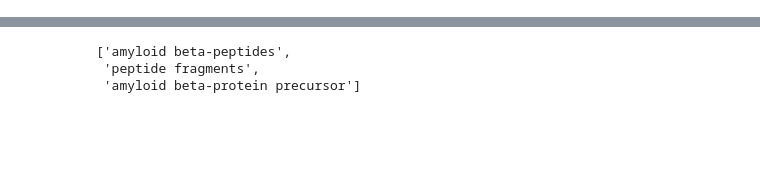
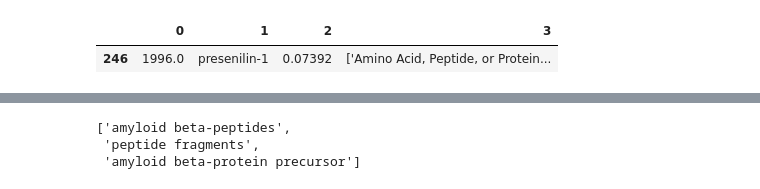
Before and after one commit to akarazeev/BioHack2017, a Jupyter notebook: main.ipynb, the cells around one changed output, grey strips where cells are left out. Drawn from its saved outputs; the diff is of its cells as text; code cells hidden in the pictures; blank space fills up the shorter version.

```diff
--- a/main.ipynb
+++ b/main.ipynb
@@ -506,23 +0,0 @@ plt.show()
-# %%
-for y in [1990, 2000, 2010, 2015]:
-    fig = plt.figure(1)
-    for n,inst in enumerate(dict_of_topn[y]):
-        ax = fig.add_subplot(111)
-
-        to_draw = []
-        inxs = []
-
-        print(y, inst)
-        for i in range(1990, 2016):
-            if i in data and inst in data[i]['chemicals']:
-                tmp = data[i]['chemicals'][inst]
-                to_draw.append(tmp)
-                inxs.append(i)
-        ax.plot(inxs, to_draw, label=inst)
-
-    handles, labels = ax.get_legend_handles_labels()
-    lgd = ax.legend(handles, labels, loc='upper center', bbox_to_anchor=(1.4,1))
-
-    ax.grid('on')
-    plt.title("Year: {}".format(y))
-    plt.show()
@@ -599,0 +189,25 @@ TGT-1383107-YMG7qHrm3QmBUbedFuMAg2Lb31Qch77GfYfoa6gu0b2SUSYtRY-cas
+# %%
+term_list = ['presenilin-1', 'presenilin-2', 'amyloid beta-protein precursor']
+for y in range(1996, 2018):
+    for term in term_list:
+        ind_list = df[(y == df[0]) & (term == df[1])].index.tolist()
+        assert(len(ind_list) < 3)
+        if len(ind_list) == 2:
+            ind1 = ind_list[0]
+            ind2 = ind_list[1]
+            add_value = df.ix[ind1].tolist()[2]
+            old_value = df.ix[ind1].tolist()[2]
+            df = df.set_value(ind2, 2, old_value + add_value)
+            df = df.drop(ind1)
+# %%
+# TODO: Replace terms in DataFrame
+#
+# df[(1997.0 == df[0]) & ('psen1 protein, human' == df[1])][0].tolist()[0] = 10
+# df[(1997.0 == df[0]) & ('psen1 protein, human' == df[1])]
+# df = df.set_value(325, 2, 100)
+# df[(1996.0 == df[0]) & ('psen1 protein, human' == df[1])].index.tolist()
+#
+df[(1996.0 == df[0]) & ('presenilin-1' == df[1])]
+# %% [output]
+|  | 0 | 1 | 2 | 3 |
+| 246 | 1996.0 | presenilin-1 | 0.07392 | ['Amino Acid, Peptide, or Protein... |
```
Also changed, not shown: parts of 37 cells of this notebook, 53 other files.
